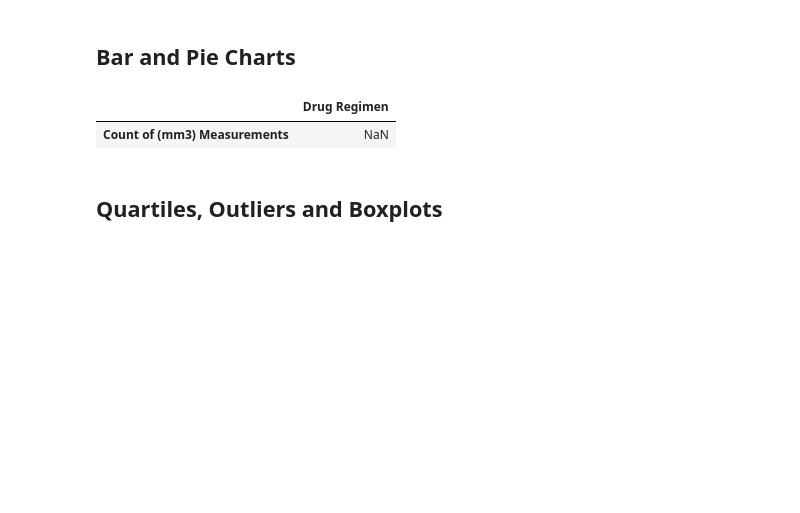
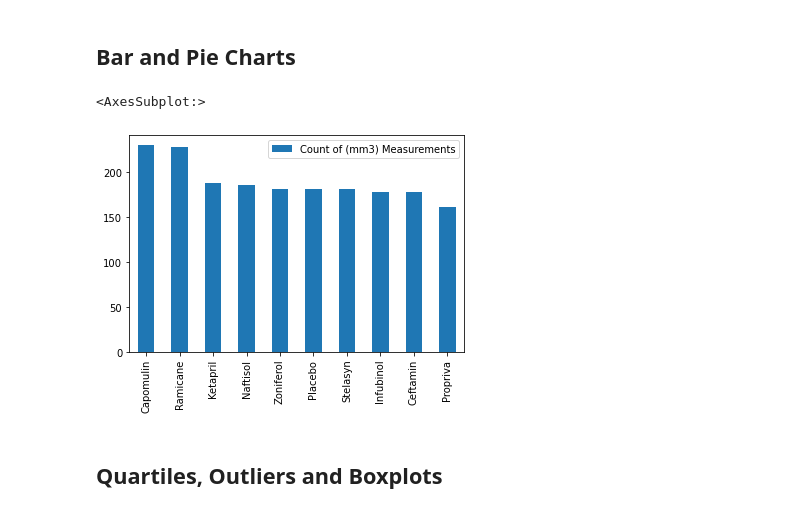
Before and after one commit to lmodenbach/matplotlib-challenge, a Jupyter notebook: pymaceuticals_starter.ipynb, the cells around one changed output. Cells and saved outputs as stored; diff of their text form; code cells hidden in the pictures; blank space fills up the shorter version.

Commit message:
generated bar plot using pandas

```diff
--- a/pymaceuticals_starter.ipynb
+++ b/pymaceuticals_starter.ipynb
@@ -167,18 +161,17 @@ drug_tumor_df.head()
 # %% [markdown]
 ## Bar and Pie Charts
 # %%
-#generate a bar plot showing the total number of measurements !of tumor size?! taken on each drug regimen using pandas.
+#generate a bar plot showing the total number of measurements taken on each drug regimen using pandas
 
-drug_grouped_df = study_data_complete.groupby(['Drug Regimen'])['Tumor Volume (mm3)']
-measures = drug_grouped_df.value_counts()
+measures_per_drug = study_data_complete['Drug Regimen'].value_counts()
+drug_measures_df = pd.DataFrame({'Count of (mm3) Measurements':measures_per_drug})
 
-drug_measures_df = pd.DataFrame({'Drug Regimen':study_data_complete['Drug Regimen']}, {'Count of (mm3) Measurements':measures})
-drug_measures_df.head(10)
+drug_measures_df.head(20)
 
-#drug_measures_df.plot.bar(x='Drug Regimen', y=measures)
+drug_measures_df.plot.bar()
 # %% [output]
-|  | Drug Regimen |
-| Count of (mm3) Measurements | NaN |
+<AxesSubplot:>
+[figure, added]
 # %%
 # Generate a bar plot showing the total number of measurements taken on each drug regimen using pyplot.
 # %%
```
Also changed, not shown: parts of 3 cells of this notebook.
